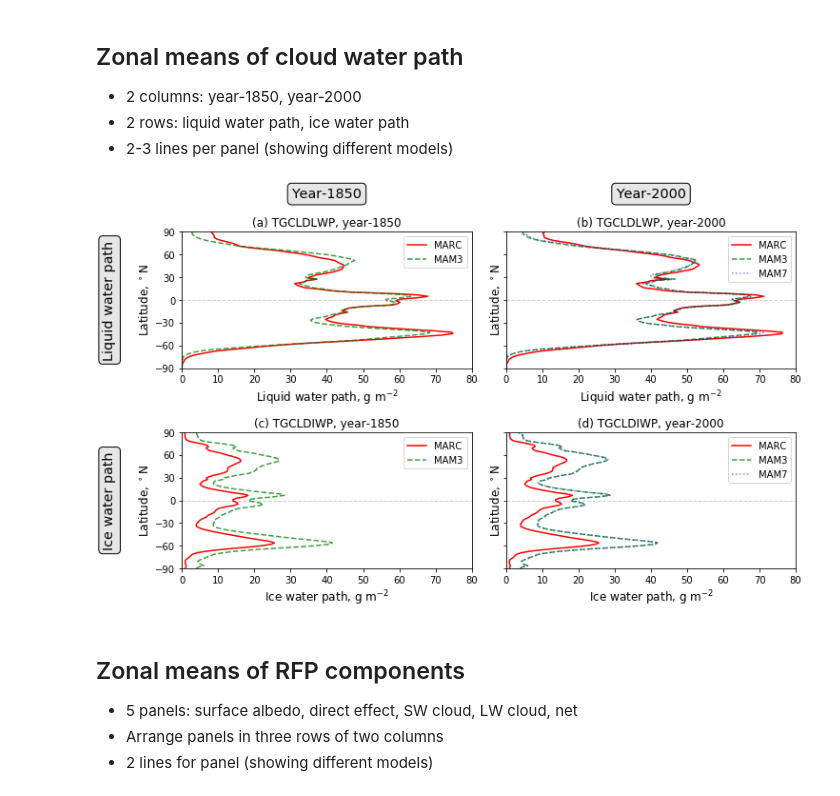
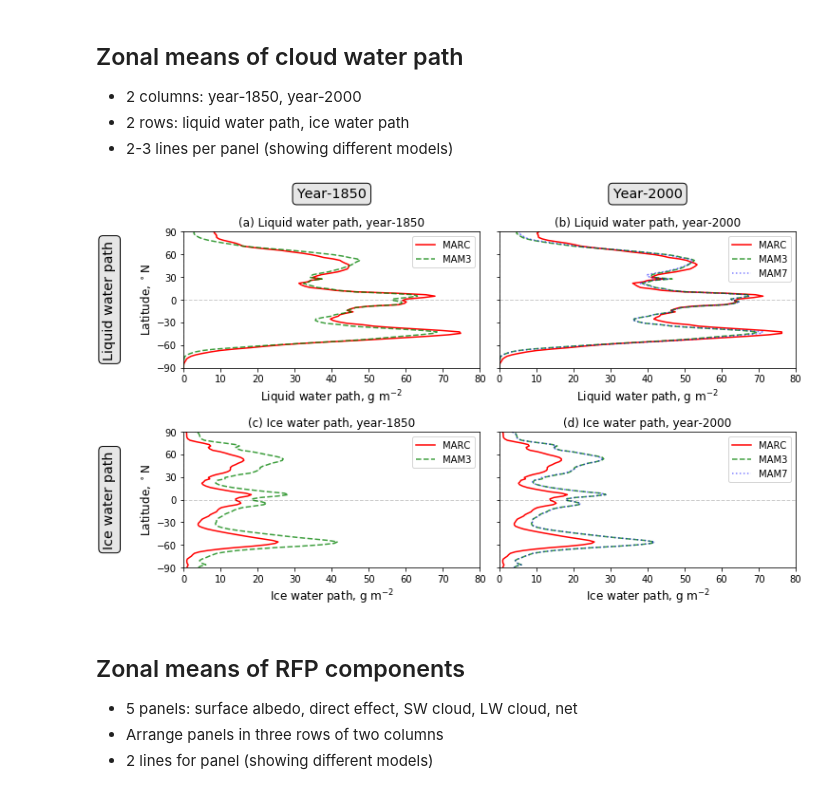
Before and after one commit to grandey/p17c-marc-comparison, a Jupyter notebook: analysis_prelim/analysis_prelim_p17c.ipynb, the cells around one changed output. Cells and saved outputs as stored; diff of their text form; code cells hidden in the pictures.

```diff
--- a/analysis_prelim/analysis_prelim_p17c.ipynb
+++ b/analysis_prelim/analysis_prelim_p17c.ipynb
@@ -75,6 +76,9 @@ def zonal_mean_line_plot(year='2000', model_var_dict={'mam3': 'BURDENPOM'},
             data = climapy.cesm_time_from_bnds(data)  # populate time dimension using climapy
             # Calculate zonal mean
             zm = data.mean(dim='lon')
+            # If 3D field, get data for surface
+            if 'lev' in zm.dims:
+                zm = zm.isel(lev=-1)
             # Plot line - showing mean across time
             tm = zm.mean(dim='time')[var_name].data.flatten() * sf
             ax.plot(tm, zm['lat'].data,
@@ -183,7 +187,7 @@ for species, r in zip(('Sulphate (pure)', 'OC (pure)', 'MOS', 'BC (pure)', 'MBS'
         if year == '1850':
             ylabel = True
         else:
-            yabel = False
+            ylabel = False
         # Plot panel
         zonal_mean_line_plot(year=year, model_var_dict=model_var_dict,
                              sf=sf, xlabel=xlabel, xlim=xlim,
@@ -218,9 +270,10 @@ fig.savefig('temp.pdf', bbox_inches='tight')
 # %%
 fig, axs = plt.subplots(2, 2, figsize=(10, 6), sharey=True, sharex=False)
 # Loop over variables (rows)
-for var_name, xlabel, r in zip(['TGCLDLWP', 'TGCLDIWP'],
-                               [r'Liquid water path, g m$^{-2}$', 'Ice water path, g m$^{-2}$'],
+for var_name, var_long, r in zip(['TGCLDLWP', 'TGCLDIWP'],
+                               [r'Liquid water path', 'Ice water path'],
                                range(2)):
+    xlabel = var_long + r', g m$^{-2}$'
     sf = 1e3
     xlim = [0, 80]
     model_var_dict={'marc': var_name, 'mam3': var_name}
@@ -229,36 +282,36 @@ for var_name, xlabel, r in zip(['TGCLDLWP', 'TGCLDIWP'],
         # If year-1850, include ylabel
         if year == '1850':
             ylabel = True
         # If year-2000, include MAM7
         else:
             model_var_dict['mam7'] = var_name
-            yabel = False
+            ylabel = False
         # Title
-        title = '({}) {}, year-{}'.format(chr(97+c+r*2), var_name, year)
+        title = '({}) {}, year-{}'.format(chr(97+c+r*2), var_long, year)
         # Plot panel
         zonal_mean_line_plot(year=year, model_var_dict=model_var_dict,
                              sf=sf, xlabel=xlabel, xlim=xlim,
                              ylabel=ylabel, title=title, ax=axs[r, c])
 # Row and column titles
 for var_long, r in zip(['Liquid water path', 'Ice water path'], range(2)):
     xlim = axs[r, 0].get_xlim()
     xpos = -0.25 * xlim[1]
     axs[r, 0].text(xpos, 0, var_long,
                    fontsize='x-large', verticalalignment='center', horizontalalignment='center',
                    rotation=90,
                    bbox={'boxstyle': 'round', 'fc': '0.9', 'ec': 'k'})
 for year, c in zip(('1850', '2000'), range(2)):
     xlim = axs[r, 0].get_xlim()
     xpos = np.mean(xlim)
     axs[0, c].text(xpos, 140, 'Year-{}'.format(year),
                    fontsize='x-large', verticalalignment='center', horizontalalignment='center',
                    bbox={'boxstyle': 'round, pad=0.3', 'fc': '0.9', 'ec': 'k'})
 # Prevent overlapping labels
 fig.tight_layout()
 # Save
 fig.savefig('temp.pdf', bbox_inches='tight')
 # %% [output]
-[figure, old version]
+[figure, new version]
 # %% [markdown]
 ## Zonal means of RFP components
 - 5 panels: surface albedo, direct effect, SW cloud, LW cloud, net
```
Also changed, not shown: parts of 5 cells of this notebook, 1 other file.
